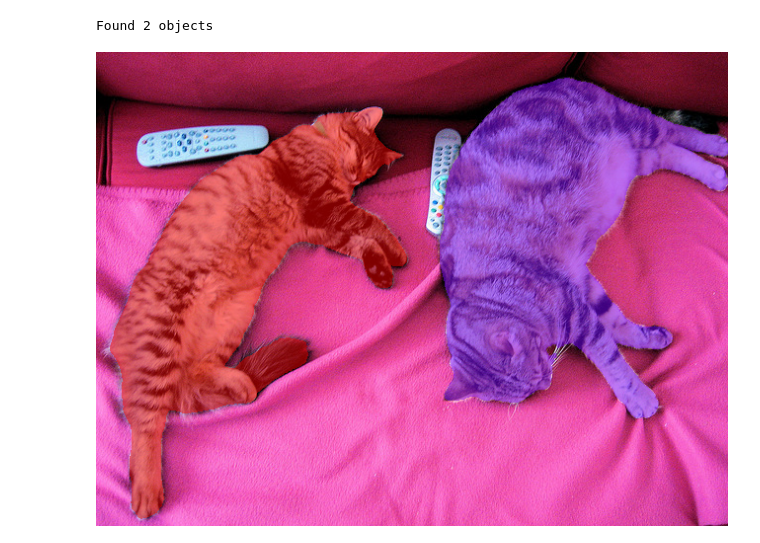
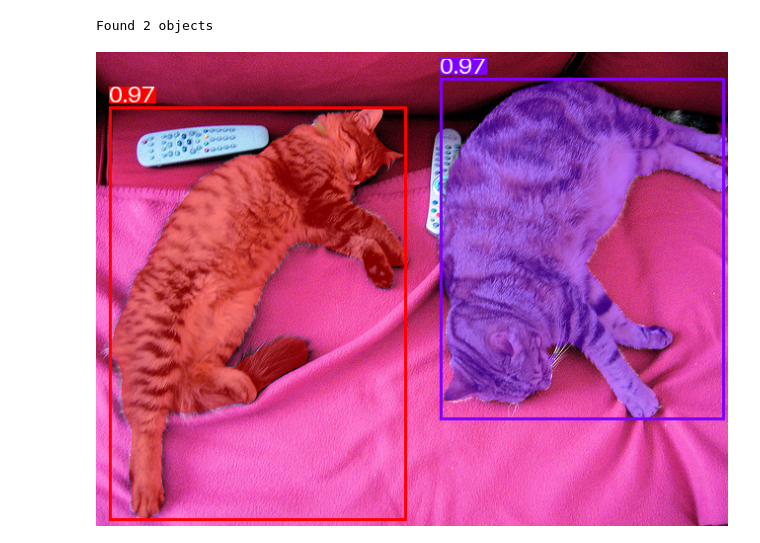
Before and after one commit to Kaweees/vision, a Jupyter notebook: examples/sam.ipynb, the cells around one changed output. Drawn from its saved outputs; the diff is of its cells as text; code cells hidden in the pictures.

```diff
--- a/examples/sam.ipynb
+++ b/examples/sam.ipynb
@@ -5,11 +5,18 @@ from PIL import Image
 import requests
 
 device = torch.accelerator.current_accelerator()
-model = Sam3Model.from_pretrained("facebook/sam3").to(device)
+model = Sam3Model.from_pretrained(
+    "facebook/sam3",
+    torch_dtype=torch.bfloat16,
+    attn_implementation="sdpa",
+    device_map="auto",
+)
+model = torch.compile(model)
 processor = Sam3Processor.from_pretrained("facebook/sam3")
 # %%
 import numpy as np
 import matplotlib
+from PIL import ImageDraw, ImageFont
 
 def overlay_masks(image: Image.Image, masks: torch.Tensor):
     image = image.convert("RGBA")
@@ -29,6 +36,26 @@ def overlay_masks(image: Image.Image, masks: torch.Tensor):
         overlay.putalpha(alpha)
         image = Image.alpha_composite(image, overlay)
     return image
+
+
+def overlay_boxes(image: Image.Image, boxes: torch.Tensor, scores: list):
+    image = image.copy().convert("RGBA")
+    draw = ImageDraw.Draw(image)
+    font = ImageFont.load_default(size=24)
+
+    n = len(boxes)
+    cmap = matplotlib.colormaps.get_cmap("rainbow").resampled(max(n, 1))
+    colors = [tuple(int(c * 255) for c in cmap(i)[:3]) for i in range(n)]
+
+    for box, score, color in zip(boxes, scores, colors):
+        x1, y1, x2, y2 = box.tolist()
+        draw.rectangle([x1, y1, x2, y2], outline=color, width=3)
+        label = f"{score:.2f}"
+        bbox = draw.textbbox((x1, y1 - 28), label, font=font)
+        draw.rectangle(bbox, fill=color)
+        draw.text((x1, y1 - 28), label, fill="white", font=font)
+
+    return image
 # %%
 def segment_image(image: Image.Image, prompt: str, threshold: float = 0.5, mask_threshold: float = 0.5) -> dict:
     """Segment an image given a text prompt using SAM3.
@@ -60,15 +87,13 @@ def segment_image(image: Image.Image, prompt: str, threshold: float = 0.5, mask_
 # %%
 # Load image
 image_url = "http://images.cocodataset.org/val2017/000000039769.jpg"
 image = Image.open(requests.get(image_url, stream=True).raw).convert("RGB")
 
 results = segment_image(image, prompt="cat")
 print(f"Found {len(results['masks'])} objects")
-# Results contain:
-# - masks: Binary masks resized to original image size
-# - boxes: Bounding boxes in absolute pixel coordinates (xyxy format)
-# - scores: Confidence scores
-overlay_masks(image, results["masks"])
+result = overlay_masks(image, results["masks"])
+result = overlay_boxes(result, results["boxes"], results["scores"])
+result
 # %% [output]
 Found 2 objects
-[figure, old version]
+[figure, new version]
```
Also changed, not shown: parts of 1 cell of this notebook, 4 other files.
